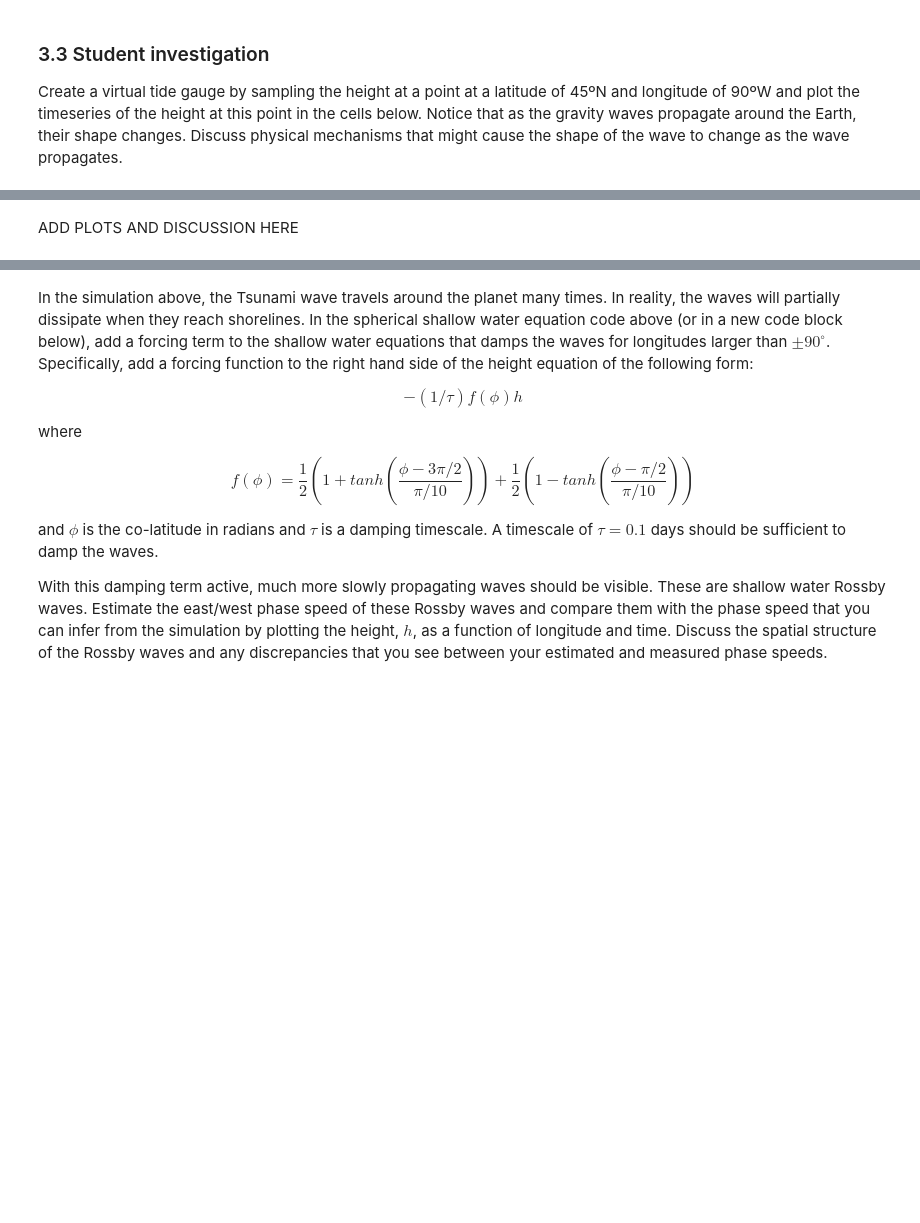
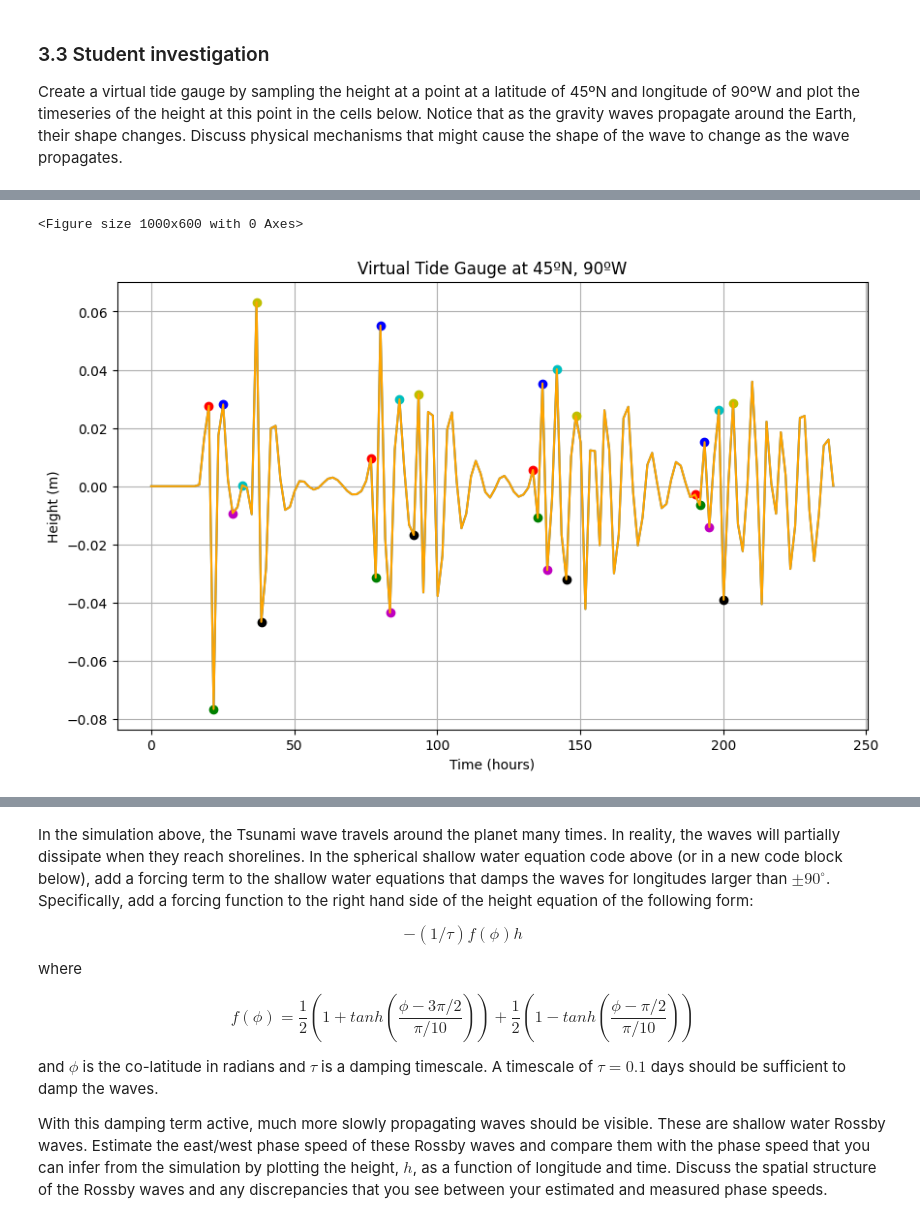
Before and after one commit to PolinaSevastyanova1/QCES, a Jupyter notebook: Project3_tsunami.ipynb, the cells around one changed output, grey strips where cells are left out. Drawn from its saved outputs; the diff is of its cells as text; code cells hidden in the pictures; blank space fills up the shorter version.

```diff
--- a/Project3_tsunami.ipynb
+++ b/Project3_tsunami.ipynb
@@ -956,2 +841,67 @@ plt.show()
-# %% [markdown]
-ADD PLOTS AND DISCUSSION HERE
+# %%
+# Tide gauge location in degrees
+lat_deg = 45  # Latitude in degrees
+lon_deg = -90 # Longitude in degrees
+
+# Tide gauge colatitude location in radians
+lat_rad = np.deg2rad(90 - lat_deg)
+lon_rad = np.deg2rad(lon_deg)
+
+# Closest grid points
+phi_idx = np.argmin(np.abs(phi - lon_rad))
+theta_idx = np.argmin(np.abs(theta - lat_rad))
+
+
+# Height timeseries at location
+height_timeseries = h_save[:, theta_idx, phi_idx]
+
+
+# Timeseries
+time_hours = np.array(t_save) / 3600
+
+
+# Plotting
+plt.figure(figsize=(10, 6))
+# Find peaks and troughs
+from scipy.signal import find_peaks
+peaks, _ = find_peaks(height_timeseries)  # Find peaks
+troughs, _ = find_peaks(-height_timeseries)  # Find troughs (invert data)
+
+# Define peak and trough indices for different colors
+red_peak_indices = [1, 8, 16, 25]  # Python uses 0-based indexing
+blue_peak_indices = [2, 9, 17, 26]
+cyan_peak_indices = [3, 10, 18, 27]
+green_trough_indices = [2, 9, 17, 26]
+purple_trough_indices = [3, 10, 18, 27]
+yellow_peak_indices = [4, 11, 19, 28]
+black_trough_indices = [5, 11, 19, 28]
+
+
+
+# Plotting with colored dots
+plt.figure(figsize=(10, 6))
+plt.plot(time_hours, height_timeseries)
+
+# Add colored dots for peaks
+plt.plot(time_hours[peaks[red_peak_indices]], height_timeseries[peaks[red_peak_indices]], 'ro', label='Red Peaks')
+plt.plot(time_hours[peaks[blue_peak_indices]], height_timeseries[peaks[blue_peak_indices]], 'bo', label='Blue Peaks')
+plt.plot(time_hours[peaks[cyan_peak_indices]], height_timeseries[peaks[cyan_peak_indices]], 'co', label='Orange Peaks')
+plt.plot(time_hours[peaks[yellow_peak_indices]], height_timeseries[peaks[yellow_peak_indices]], 'yo', label='Yellow Peaks')
+
+
+# Add colored dots for troughs
+plt.plot(time_hours[troughs[green_trough_indices]], height_timeseries[troughs[green_trough_indices]], 'go', label='Green Troughs')
+plt.plot(time_hours[troughs[purple_trough_indices]], height_timeseries[troughs[purple_trough_indices]], 'mo', label='Purple Troughs')
+plt.plot(time_hours[troughs[black_trough_indices]], height_timeseries[troughs[black_trough_indices]], 'ko', label='Black Troughs')
+
+plt.xlabel('Time (hours)')
+
+plt.plot(time_hours, height_timeseries, color ="orange")
+plt.xlabel('Time (hours)')
+plt.ylabel('Height (m)')
+plt.title('Virtual Tide Gauge at 45ºN, 90ºW')
+plt.grid(True)
+plt.show()
+# %% [output]
+<Figure size 1000x600 with 0 Axes>
+[figure, added]
```
Also changed, not shown: parts of 13 cells of this notebook.
